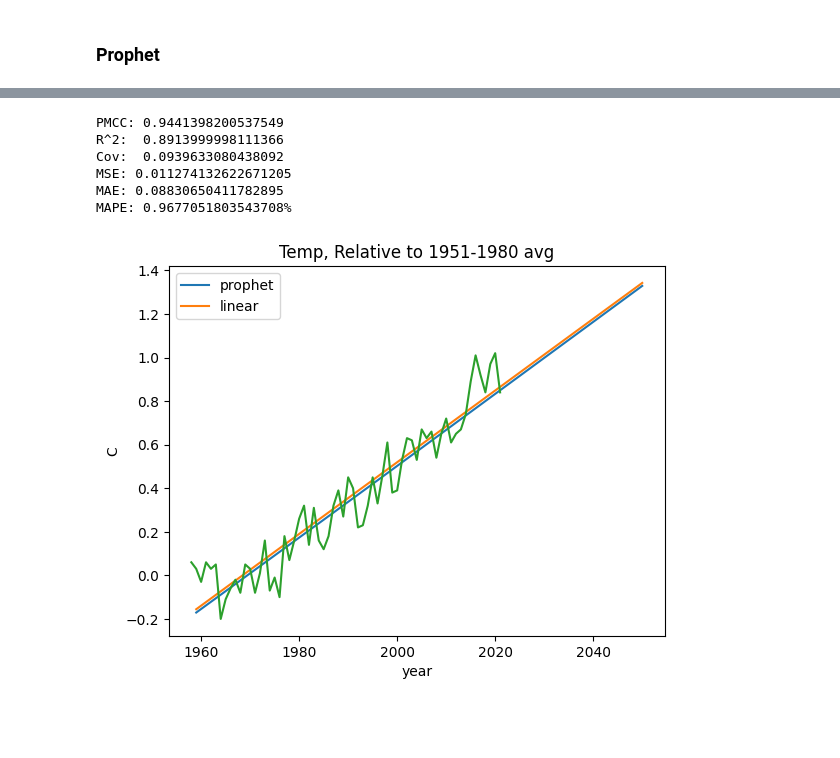
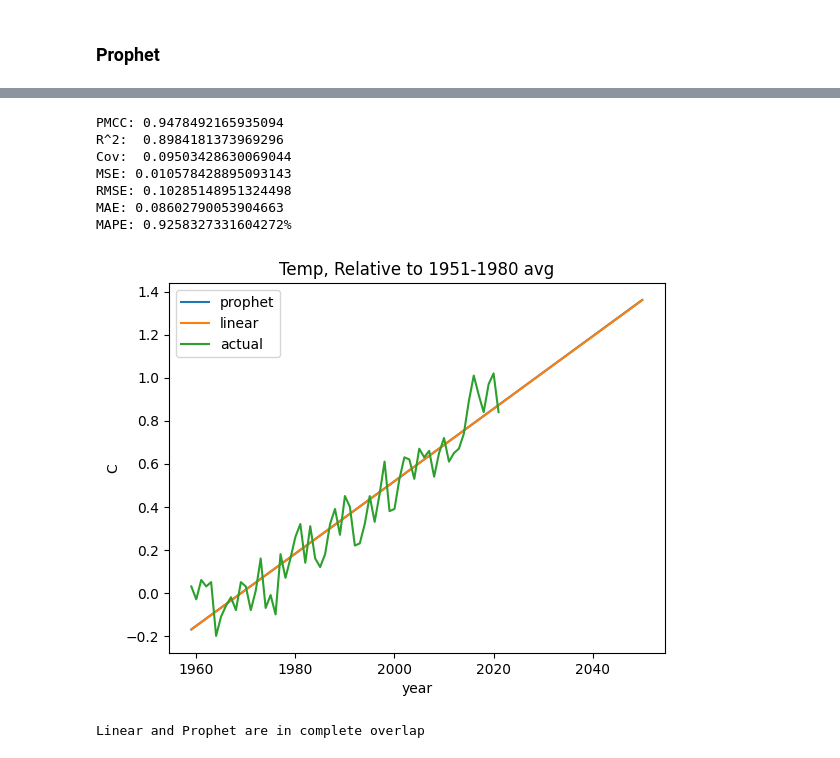
Before and after one commit to akioweh/The-HiMCM, a Jupyter notebook: py/main.ipynb, the cells around one changed output, grey strips where cells are left out. Saved outputs shown, nothing was run; the diff lists cells and outputs as text; code cells hidden in the pictures; blank space fills up the shorter version.

```diff
--- a/py/main.ipynb
+++ b/py/main.ipynb
@@ -13,6 +15,8 @@ from sklearn import metrics
 data_xlsx = pd.ExcelFile('data.xlsx')
 co2_df = pd.read_excel(data_xlsx, 0)
 temp_df = pd.read_excel(data_xlsx, 1)
+temp_df = temp_df[1:]  # we have one extra year of data for the temperature at the start
+temp_df.reset_index(drop=True, inplace=True)
 # %%
 co2_df.columns = ['year', 'y']
 temp_df.columns = ['year', 'y']
@@ -107,5 +111,9 @@ Linear Regressed: y = 0.010330473207293444x - 3.352746379345213
 # %%
 PRED_YEARS = pd.DataFrame(range(1959, 2051))
 PRED_YEARS.columns = ['year']
+# %%
+PRED_YEARS_PROPHET = PRED_YEARS.copy()
+PRED_YEARS_PROPHET.columns = ['ds']
+PRED_YEARS_PROPHET['ds'] = pd.to_datetime(PRED_YEARS_PROPHET['ds'], format='%Y')
 # %%
 def error_stats(x: pd.Series, y: pd.Series):
@@ -353,0 +361,3 @@ forecast_df = P.predict(future_df)
+# %%
+temp_forecast_df = P.predict(PRED_YEARS_PROPHET.copy())
+temp_forecast_df
@@ -354,4 +384,3 @@ forecast_df = P.predict(future_df)
 # %%
-temp_pred_prophet = forecast_df[['ds', 'yhat']]
-temp_pred_prophet.columns = ['year', 'y']
-temp_pred_prophet
+temp_pred_prophet = temp_forecast_df[['yhat']]
+temp_pred_prophet.columns = ['y']
@@ -378,21 +387,25 @@ fig4 = P.plot_components(forecast_df)
 # %%
 bivariate_stats(temp_df['y'], temp_pred_prophet['y'])
-error_stats(temp_df['y'], temp_pred_prophet['y'][:64])
+error_stats(temp_df['y'], temp_pred_prophet['y'][:63])
 # %% [output]
-PMCC: 0.9441398200537549
-R^2:  0.8913999998111366
-Cov:  0.0939633080438092
-MSE: 0.011274132622671205
-MAE: 0.08830650411782895
-MAPE: 0.9677051803543708%
+PMCC: 0.9478492165935094
+R^2:  0.8984181373969296
+Cov:  0.09503428630069044
+MSE: 0.010578428895093143
+RMSE: 0.10285148951324498
+MAE: 0.08602790053904663
+MAPE: 0.9258327331604272%
 # %%
-plt.plot(PRED_YEARS, temp_pred_prophet[['y']][:-2], label='prophet')
+plt.plot(PRED_YEARS, temp_pred_prophet, label='prophet')
 plt.plot(PRED_YEARS, temp_pred_lr, label='linear')
-plt.plot(temp_df[['year']], temp_df[['y']])
+plt.plot(temp_df['year'], temp_df['y'], label='actual')
 plt.title('Temp, Relative to 1951-1980 avg')
 plt.ylabel('C')
 plt.xlabel('year')
 plt.legend()
 plt.show()
+
+print('Linear and Prophet are in complete overlap')
 # %% [output]
-[figure, old version]
+[figure, new version]
+Linear and Prophet are in complete overlap
```
Also changed, not shown: parts of 36 cells of this notebook.
